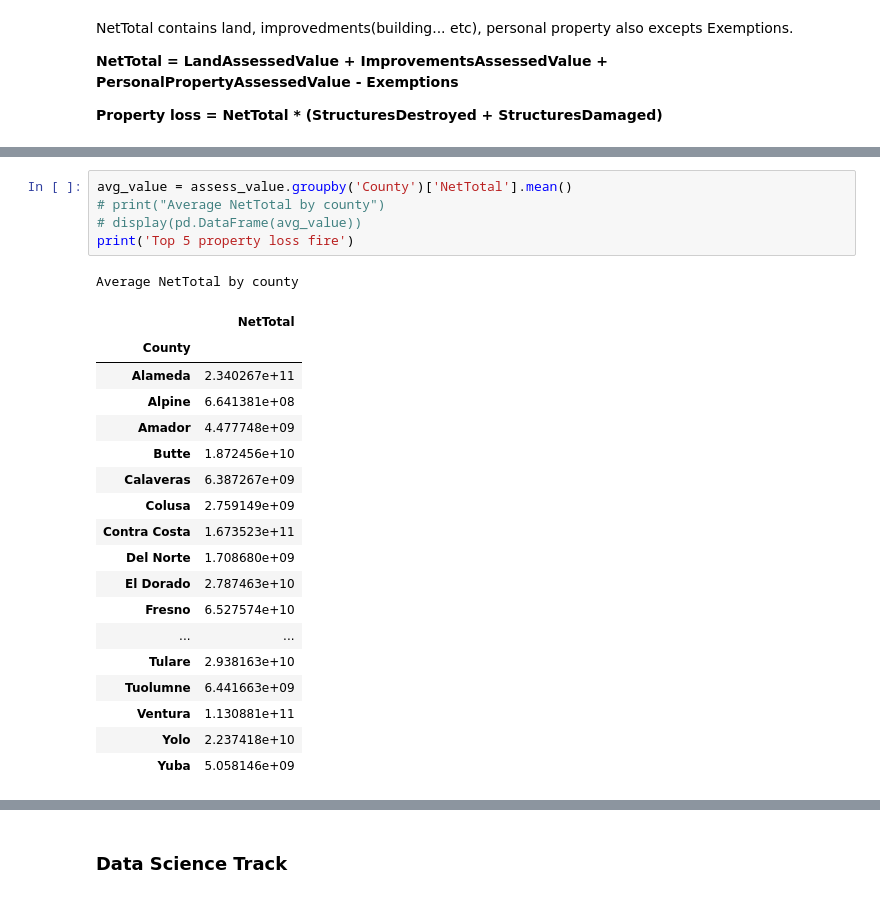
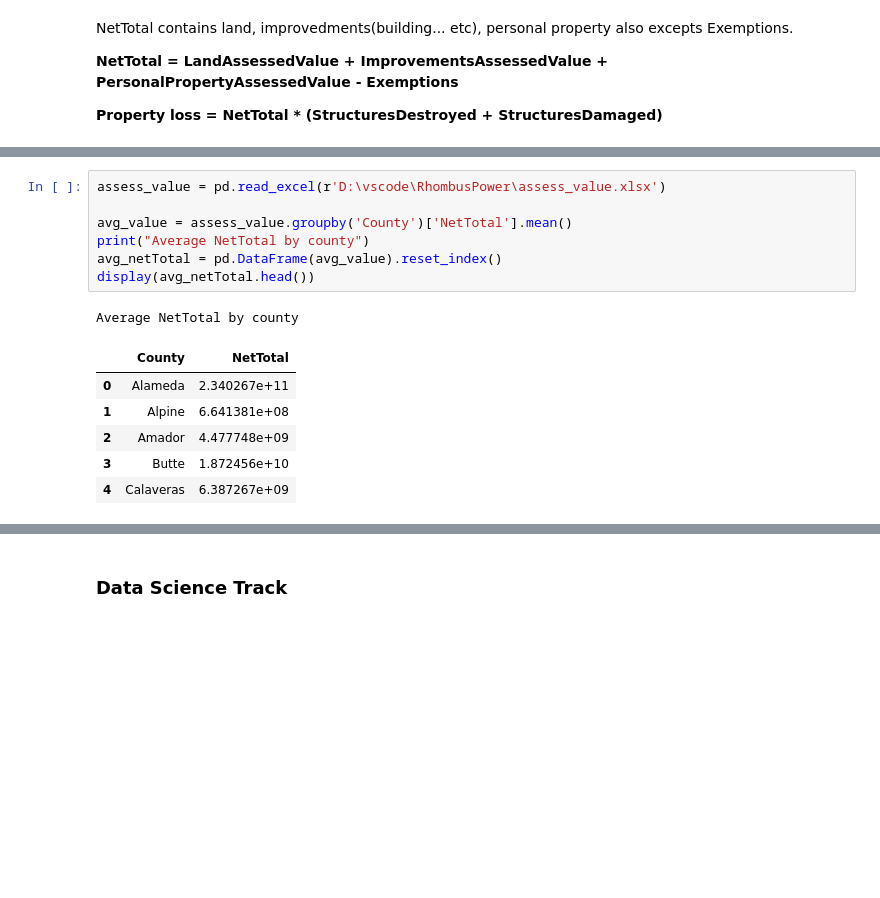
Before and after one commit to eagles0924/liveCodingTest, a Jupyter notebook: challenge.ipynb, the cells around one changed output, grey strips where cells are left out. Cells and saved outputs as stored; diff of their text form; blank space fills up the shorter version.

```diff
--- a/challenge.ipynb
+++ b/challenge.ipynb
@@ -449,25 +373,15 @@ NetTotal contains land, improvedments(building... etc), personal property also e
 # %%
+assess_value = pd.read_excel(r'D:\vscode\RhombusPower\assess_value.xlsx')
+
 avg_value = assess_value.groupby('County')['NetTotal'].mean()
-# print("Average NetTotal by county")
-# display(pd.DataFrame(avg_value))
-print('Top 5 property loss fire')
+print("Average NetTotal by county")
+avg_netTotal = pd.DataFrame(avg_value).reset_index()
+display(avg_netTotal.head())
 # %% [output]
 Average NetTotal by county
-|  | NetTotal |
-| County |  |
-| Alameda | 2.340267e+11 |
-| Alpine | 6.641381e+08 |
-| Amador | 4.477748e+09 |
-| Butte | 1.872456e+10 |
-| Calaveras | 6.387267e+09 |
-| Colusa | 2.759149e+09 |
-| Contra Costa | 1.673523e+11 |
-| Del Norte | 1.708680e+09 |
-| El Dorado | 2.787463e+10 |
-| Fresno | 6.527574e+10 |
-| ... | ... |
-| Tulare | 2.938163e+10 |
-| Tuolumne | 6.441663e+09 |
-| Ventura | 1.130881e+11 |
-| Yolo | 2.237418e+10 |
-| Yuba | 5.058146e+09 |
+|  | County | NetTotal |
+| 0 | Alameda | 2.340267e+11 |
+| 1 | Alpine | 6.641381e+08 |
+| 2 | Amador | 4.477748e+09 |
+| 3 | Butte | 1.872456e+10 |
+| 4 | Calaveras | 6.387267e+09 |
```
Also changed, not shown: parts of 18 cells of this notebook, 2 other files.
